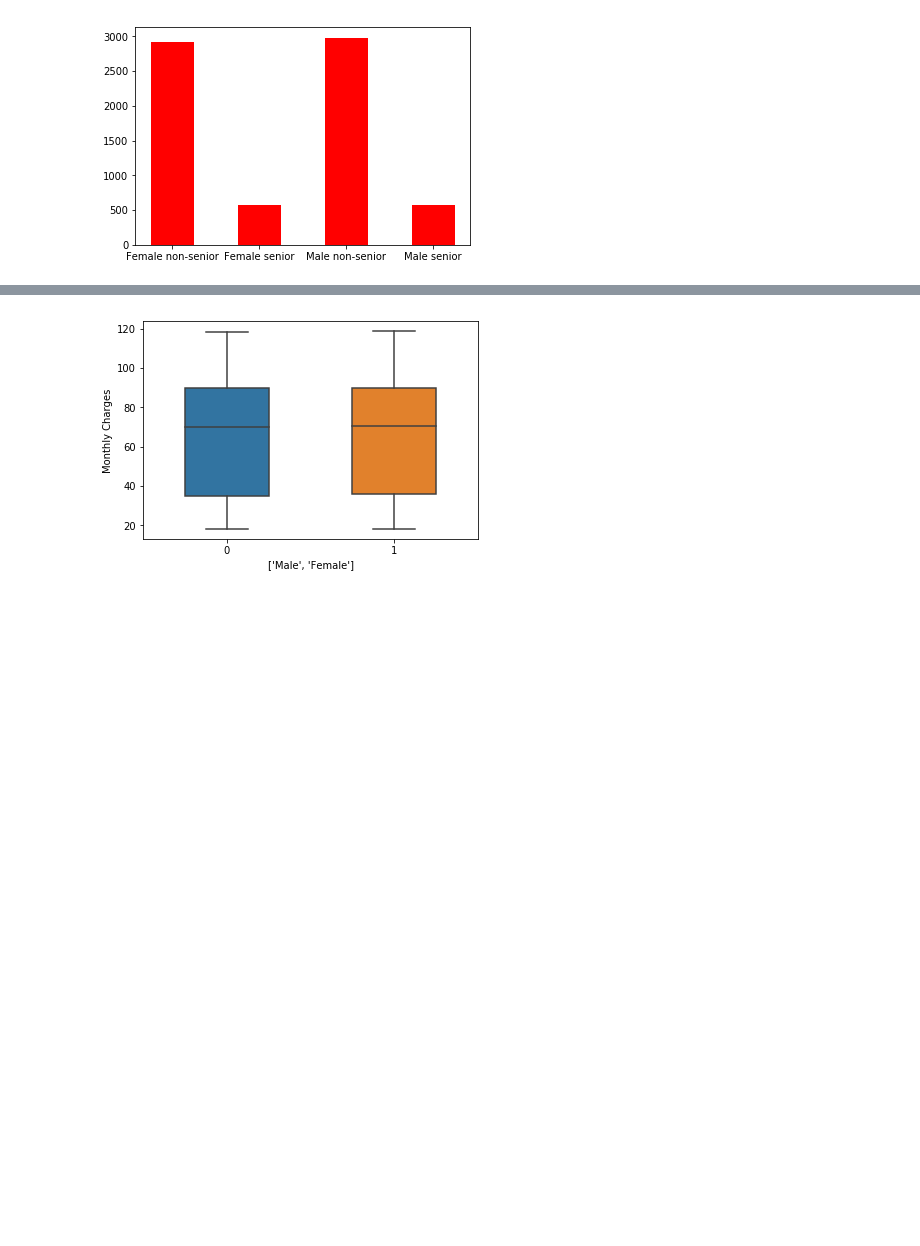
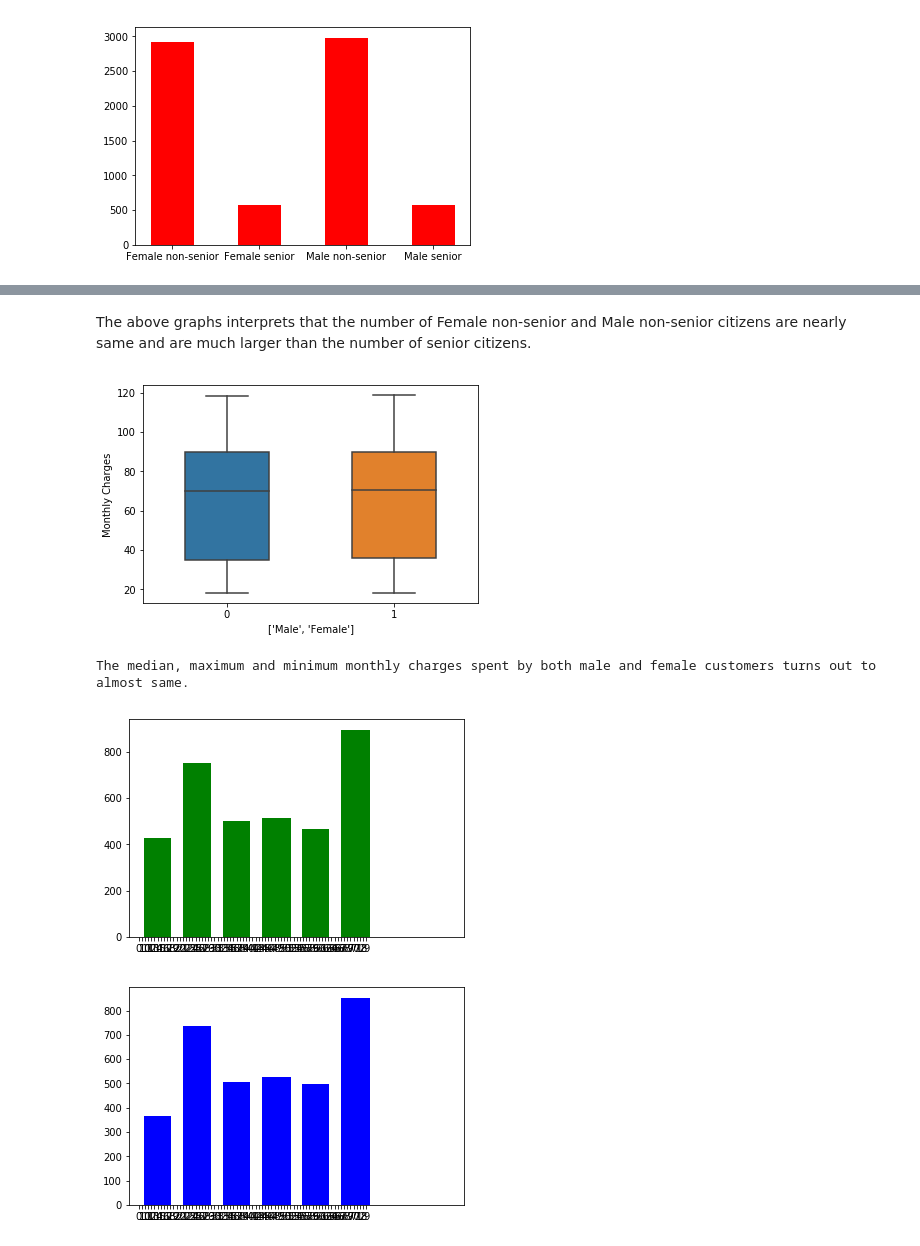
Before and after one commit to adityaprabhat01/eda-taskphase-aditya, a Jupyter notebook: telco_churn.ipynb, the cells around one changed output, grey strips where cells are left out. Cells and saved outputs as stored; diff of their text form; code cells hidden in the pictures; blank space fills up the shorter version.

```diff
--- a/telco_churn.ipynb
+++ b/telco_churn.ipynb
@@ -99,10 +72,15 @@ Describes the stats of the monthly charges of female customers
+# %% [markdown]
+The above graphs interprets that the number of Female non-senior and Male non-senior citizens are nearly same and are much larger than the number of senior citizens.
 # %%
 df_male_monthlyCharges = df_male[['MonthlyCharges']]
 df_female_monthlyCharges = df_female[['MonthlyCharges']]
 # %%
+gender = ['Male','Female']
 sns.boxplot(data = [df_male_monthlyCharges,df_female_monthlyCharges],width = 0.5).set(xlabel = gender, ylabel = 'Monthly Charges')
 plt.show()
 #0 - male, 1 - female
+print("The median, maximum and minimum monthly charges spent by both male and female customers turns out to almost same.")
 # %% [output]
 [figure]
+The median, maximum and minimum monthly charges spent by both male and female customers turns out to almost same.
 # %%
@@ -110,0 +89,12 @@ df_female_onlineSecurity = df[['OnlineSecurity']]
+# %%
+df_male_tenure = df_male[['tenure']]
+df_female_tenure = df_female[['tenure']]
+# %%
+bins = np.linspace(0,100,9, dtype = int)
+plt.hist(df_male_tenure, bins, rwidth = 0.7, color = 'g')
+plt.show()
+plt.hist(df_female_tenure, bins, rwidth = 0.7, color = 'b')
+plt.show()
+# %% [output]
+[figure, added]
+[figure, added]
```
Also changed, not shown: parts of 8 cells of this notebook.
